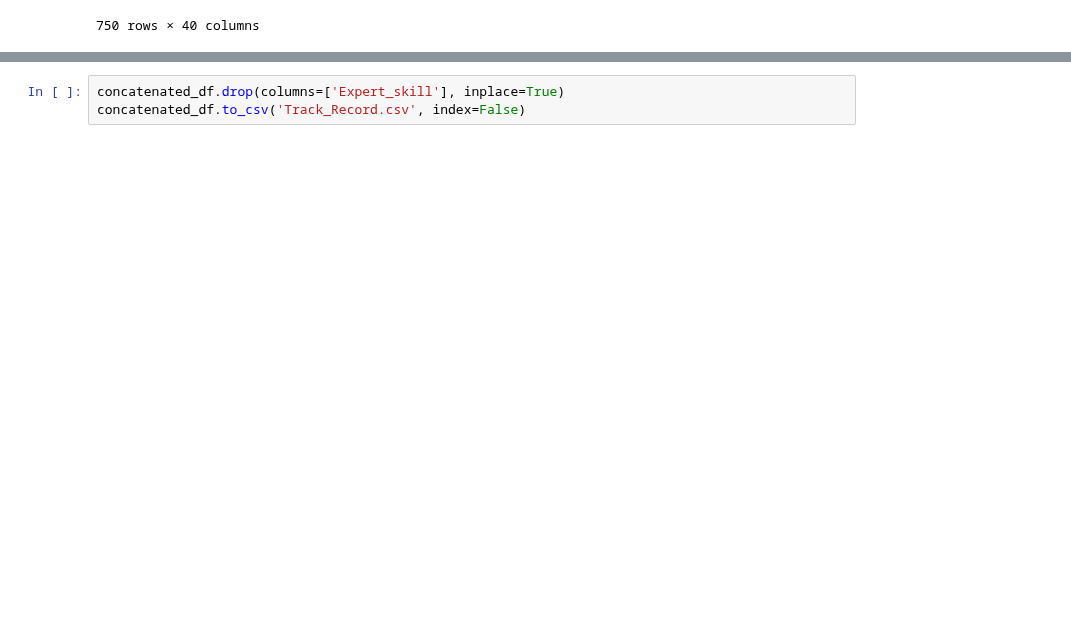
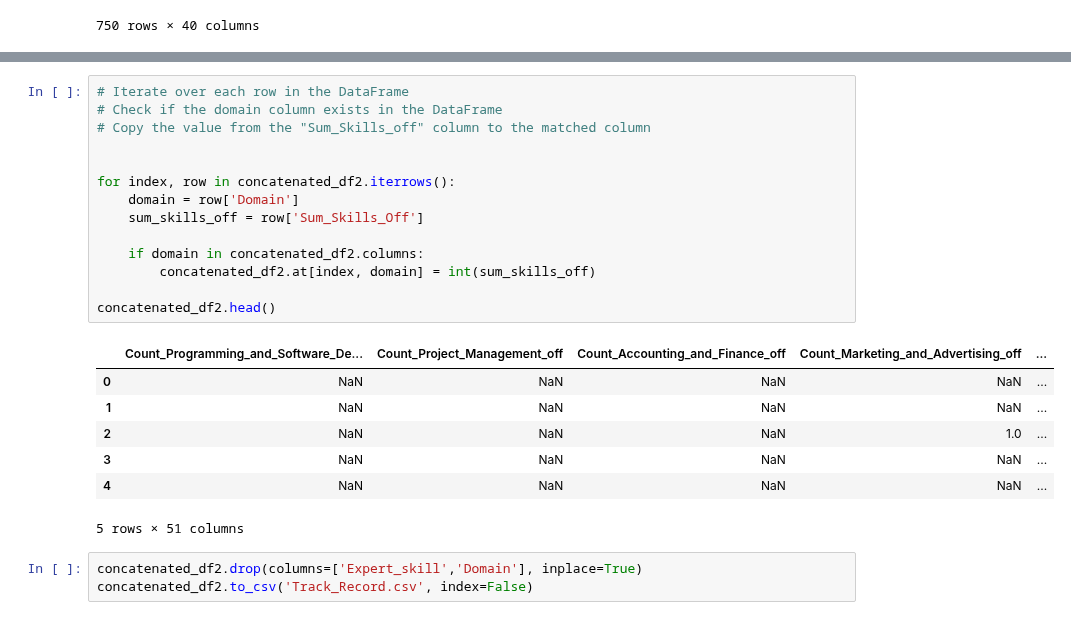
Before and after one commit to TechLabs-Berlin/ws24-skillswap, a Jupyter notebook: DS/data/01_raw/03_Track_Record.ipynb, the cells around one changed output, grey strips where cells are left out. Saved outputs shown, nothing was run; the diff lists cells and outputs as text; blank space fills up the shorter version.

```diff
--- a/DS/data/01_raw/03_Track_Record.ipynb
+++ b/DS/data/01_raw/03_Track_Record.ipynb
@@ -204,3 +318,25 @@ print(concatenated_df['Sum_Skills_Rec'].sum())
+# %%
+# Iterate over each row in the DataFrame
+# Check if the domain column exists in the DataFrame
+# Copy the value from the "Sum_Skills_off" column to the matched column
+
+
+for index, row in concatenated_df2.iterrows():
+    domain = row['Domain']
+    sum_skills_off = row['Sum_Skills_Off']
+
+    if domain in concatenated_df2.columns:
+        concatenated_df2.at[index, domain] = int(sum_skills_off)
+
+concatenated_df2.head()
+# %% [output]
+|  | Count_Programming_and_Software_De... | Count_Project_Management_off | Count_Accounting_and_Finance_off | Count_Marketing_and_Advertising_off | ... |
+| 0 | NaN | NaN | NaN | NaN | ... |
+| 1 | NaN | NaN | NaN | NaN | ... |
+| 2 | NaN | NaN | NaN | 1.0 | ... |
+| 3 | NaN | NaN | NaN | NaN | ... |
+| 4 | NaN | NaN | NaN | NaN | ... |
+5 rows × 51 columns
 # %%
-concatenated_df.drop(columns=['Expert_skill'], inplace=True)
-concatenated_df.to_csv('Track_Record.csv', index=False)
+concatenated_df2.drop(columns=['Expert_skill','Domain'], inplace=True)
+concatenated_df2.to_csv('Track_Record.csv', index=False)
```
Also changed, not shown: parts of 10 cells of this notebook, 6 other files.
